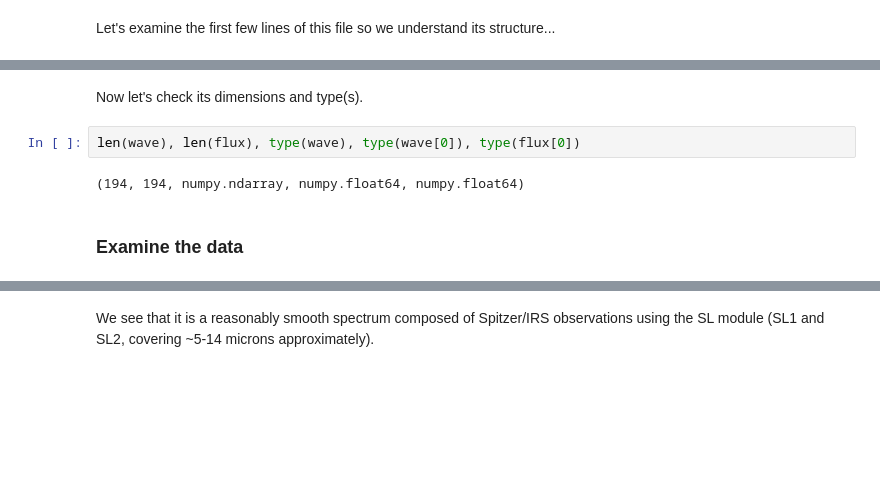
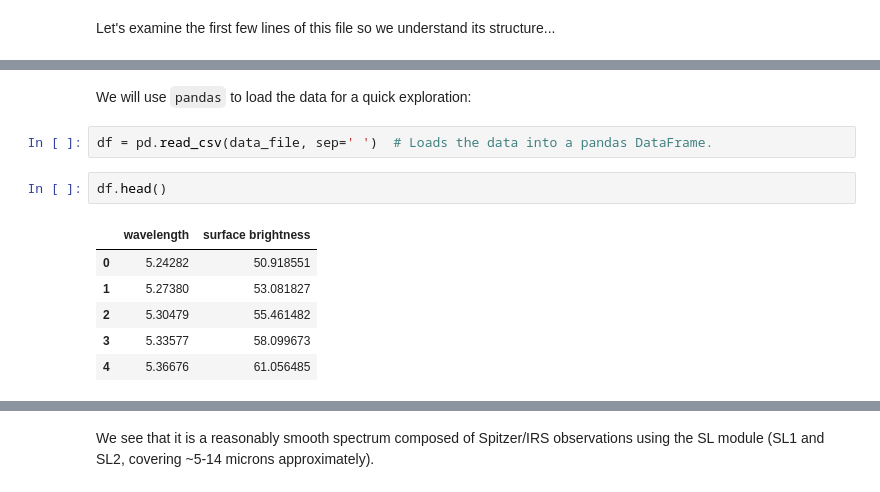
Before and after one commit to PAHdb/pyPAHdb, a Jupyter notebook: docs/source/tutorial_01.ipynb, the cells around one changed output, grey strips where cells are left out. Drawn from its saved outputs; the diff is of its cells as text; blank space fills up the shorter version.

```diff
--- a/docs/source/tutorial_01.ipynb
+++ b/docs/source/tutorial_01.ipynb
@@ -67,8 +68,13 @@ We used .T to transpose the array (such that it's column-oriented).
-# %% [markdown]
-Now let's check its dimensions and type(s).
-# %%
-len(wave), len(flux), type(wave), type(wave[0]), type(flux[0])
-# %% [output]
-(194, 194, numpy.ndarray, numpy.float64, numpy.float64)
-# %% [markdown]
-### Examine the data
+# %% [markdown]
+We will use `pandas` to load the data for a quick exploration:
+# %%
+df = pd.read_csv(data_file, sep=' ')  # Loads the data into a pandas DataFrame.
+# %%
+df.head()
+# %% [output]
+|  | wavelength | surface brightness |
+| 0 | 5.24282 | 50.918551 |
+| 1 | 5.27380 | 53.081827 |
+| 2 | 5.30479 | 55.461482 |
+| 3 | 5.33577 | 58.099673 |
+| 4 | 5.36676 | 61.056485 |
```
Also changed, not shown: parts of 24 cells of this notebook, 2 other files.
